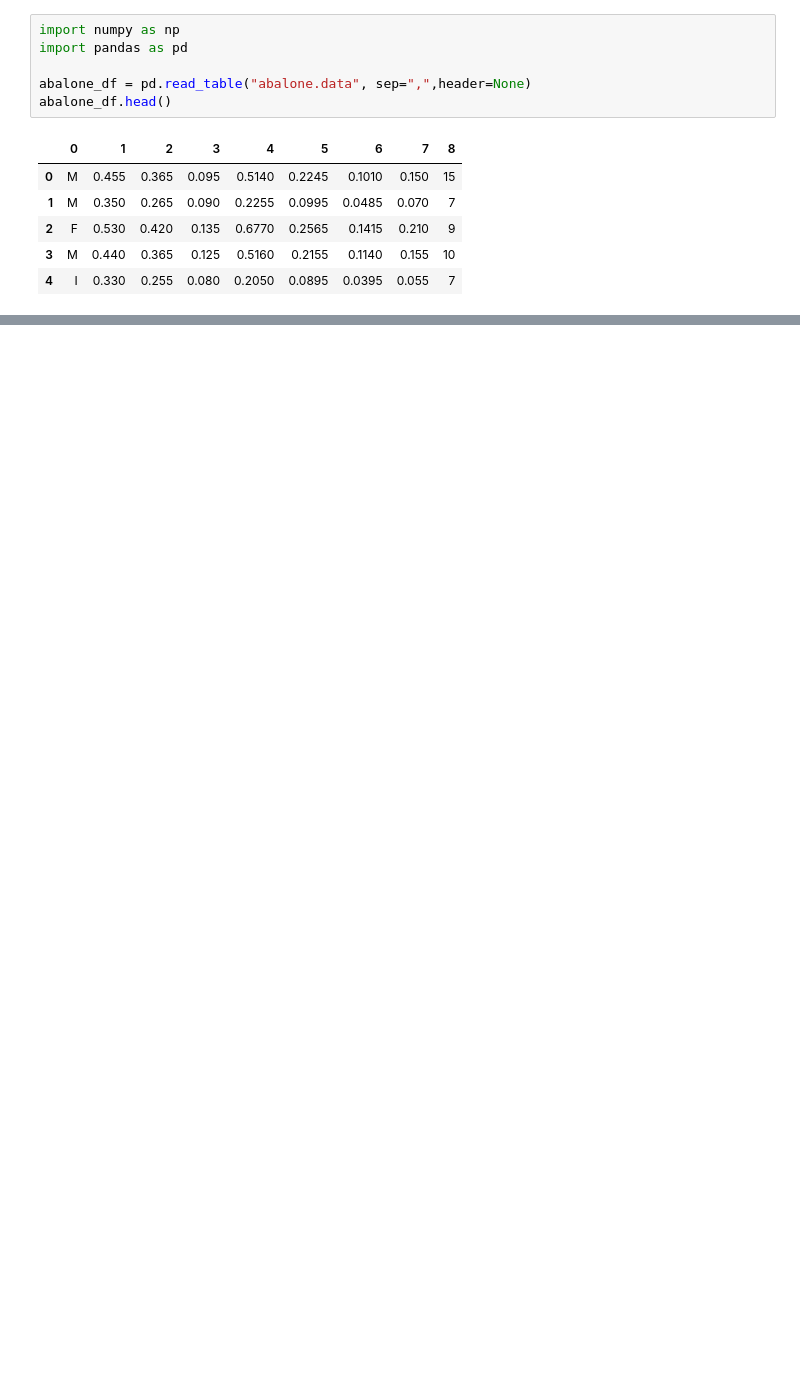
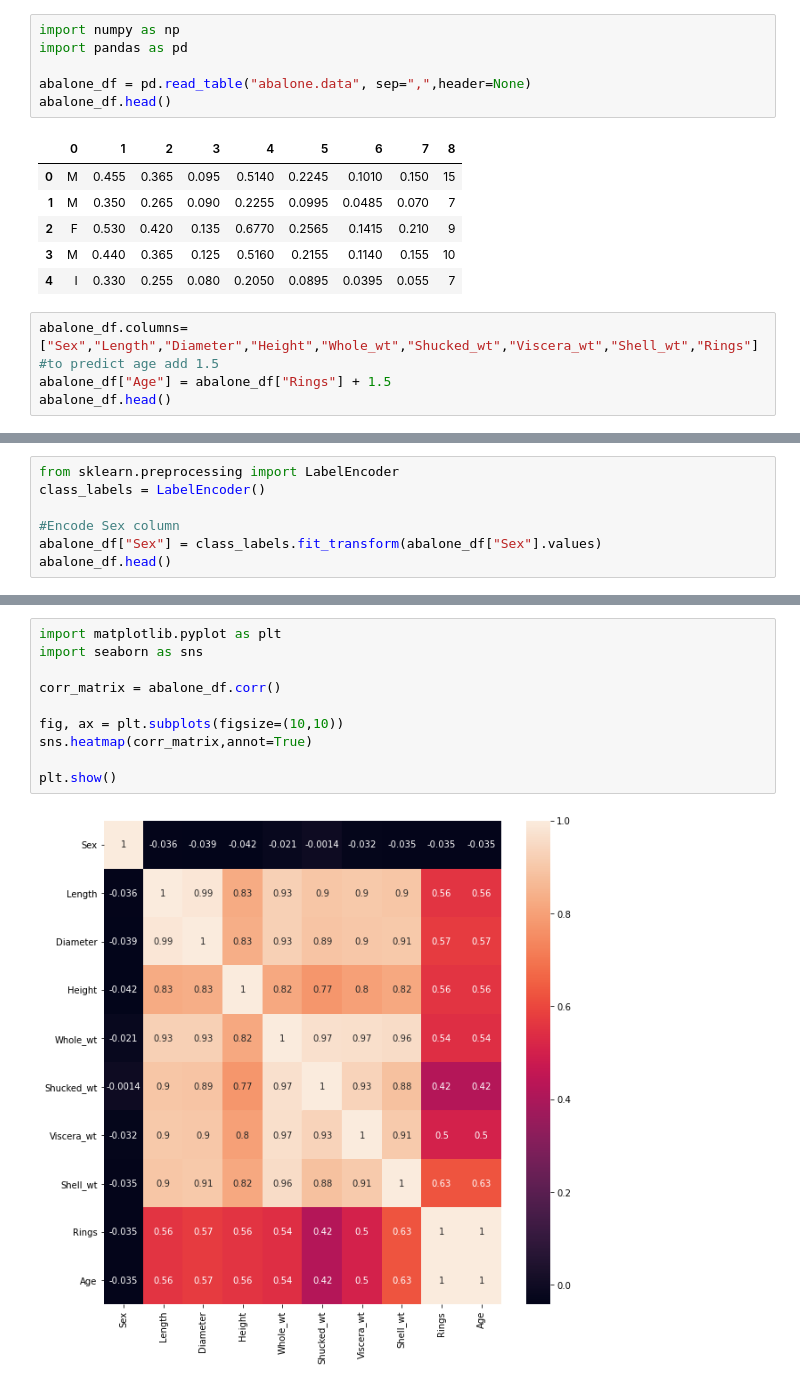
Before and after one commit to ytaiwo/Homework, a Jupyter notebook: week_17/Week17_EnsembleLearning.ipynb, the cells around one changed output, grey strips where cells are left out. Saved outputs shown, nothing was run; the diff lists cells and outputs as text; blank space fills up the shorter version.

```diff
--- a/week_17/Week17_EnsembleLearning.ipynb
+++ b/week_17/Week17_EnsembleLearning.ipynb
@@ -11,3 +11,8 @@ abalone_df.head()
 | 2 | F | 0.530 | 0.420 | 0.135 | 0.6770 | 0.2565 | 0.1415 | 0.210 | 9 |
 | 3 | M | 0.440 | 0.365 | 0.125 | 0.5160 | 0.2155 | 0.1140 | 0.155 | 10 |
 | 4 | I | 0.330 | 0.255 | 0.080 | 0.2050 | 0.0895 | 0.0395 | 0.055 | 7 |
+# %%
+abalone_df.columns=["Sex","Length","Diameter","Height","Whole_wt","Shucked_wt","Viscera_wt","Shell_wt","Rings"]
+#to predict age add 1.5
+abalone_df["Age"] = abalone_df["Rings"] + 1.5
+abalone_df.head()
@@ -13,0 +26,7 @@ abalone_df.head()
+# %%
+from sklearn.preprocessing import LabelEncoder
+class_labels = LabelEncoder()
+
+#Encode Sex column
+abalone_df["Sex"] = class_labels.fit_transform(abalone_df["Sex"].values)
+abalone_df.head()
@@ -13,0 +40,12 @@ abalone_df.head()
+# %%
+import matplotlib.pyplot as plt
+import seaborn as sns
+
+corr_matrix = abalone_df.corr()
+
+fig, ax = plt.subplots(figsize=(10,10))
+sns.heatmap(corr_matrix,annot=True)
+
+plt.show()
+# %% [output]
+[figure, added]
```
Also changed, not shown: parts of 14 cells of this notebook, 6 other files.
